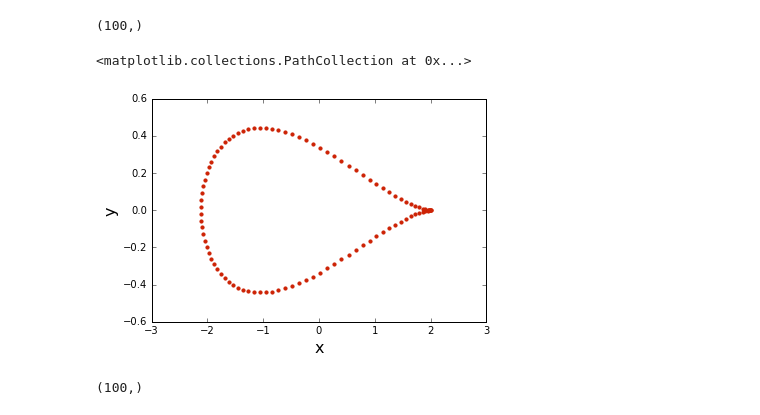
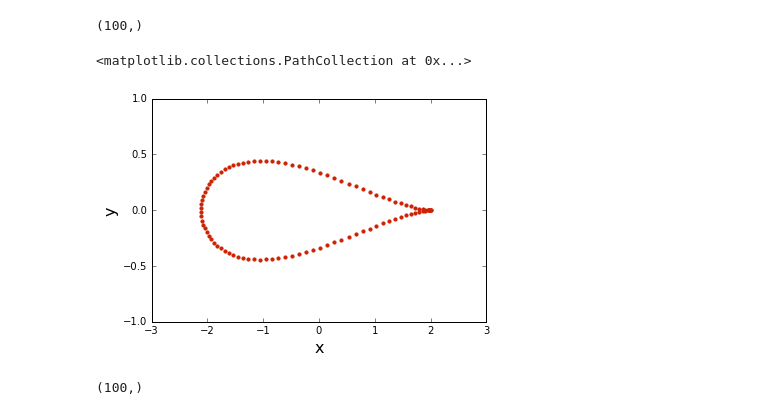
Before and after one commit to jiayuli517/mae6226-workspace, a Jupyter notebook: homework2.ipynb, the cells around one changed output. Saved outputs shown, nothing was run; the diff lists cells and outputs as text; code cells hidden in the pictures.

```diff
--- a/homework2.ipynb
+++ b/homework2.ipynb
@@ -69,9 +82,3 @@ pyplot.scatter(xi_1.real, xi_1.imag,color='#CD2305', s=10, marker='o')
 # %% [output]
 <matplotlib.collections.PathCollection at 0x...>
 [figure]
-# %%
-R2=1.2
-a,b=c-R2,0
-theta = numpy.linspace(0, 2*numpy.pi, 100)
-x = a + R2 * numpy.cos(theta)
-y = b + R2 * numpy.sin(theta)
@@ -80,3 +85,11 @@ xi_2=get_function(x,y,z,c)
+# %%
+#place a circle on the z-plane with radius R=1.2,centered at (c−R,0)
+R2=1.2
+a2,b2=c-R2,0
+# %%
+x2,y2=get_x_y(R2,a2,b2,theta)
+# %%
+xi_2=get_function(x2,y2)
 # %%
 numpy.shape(xi_2)
 # %% [output]
@@ -84,8 +97,10 @@ numpy.shape(xi_2)
 # %%
 size = 10
 pyplot.xlabel('x', fontsize=16)
 pyplot.ylabel('y', fontsize=16)
+pyplot.xlim(x_start,x_end)
+pyplot.ylim(y_start,y_end)
 pyplot.scatter(xi_2.real, xi_2.imag,color='#CD2305', s=10, marker='o')
 # %% [output]
 <matplotlib.collections.PathCollection at 0x...>
-[figure, old version]
+[figure, new version]
```
Also changed, not shown: parts of 98 cells of this notebook.
